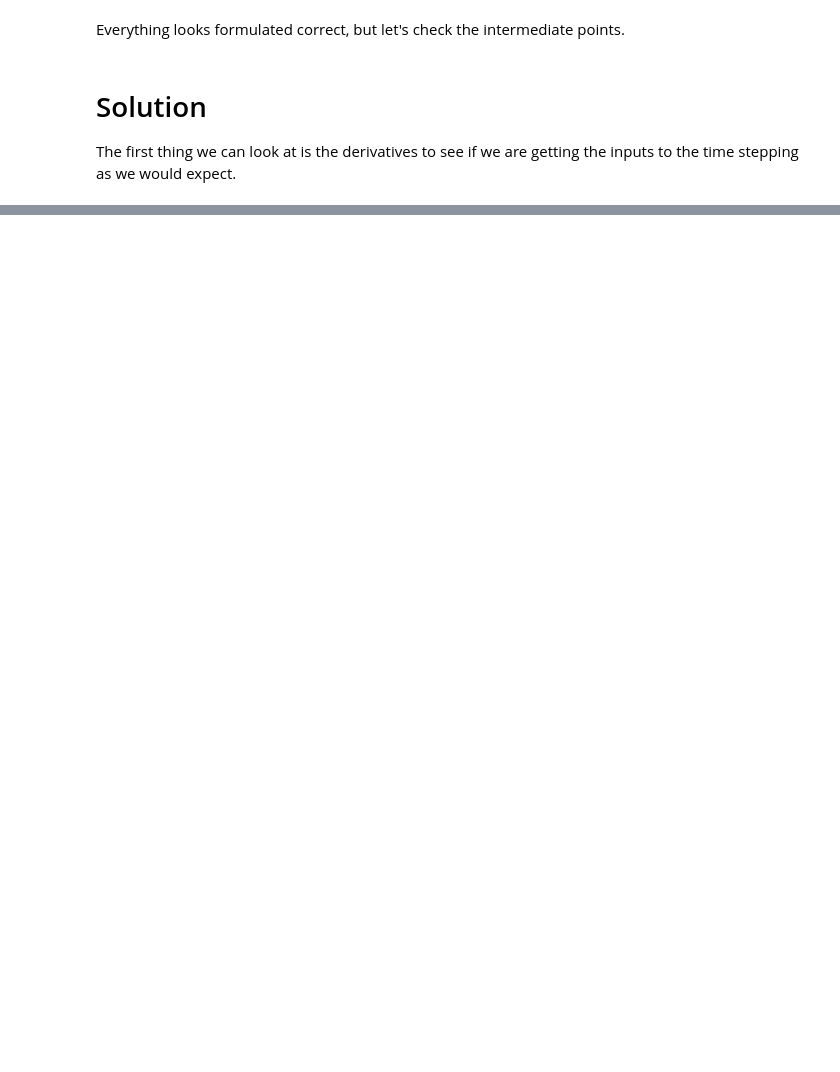
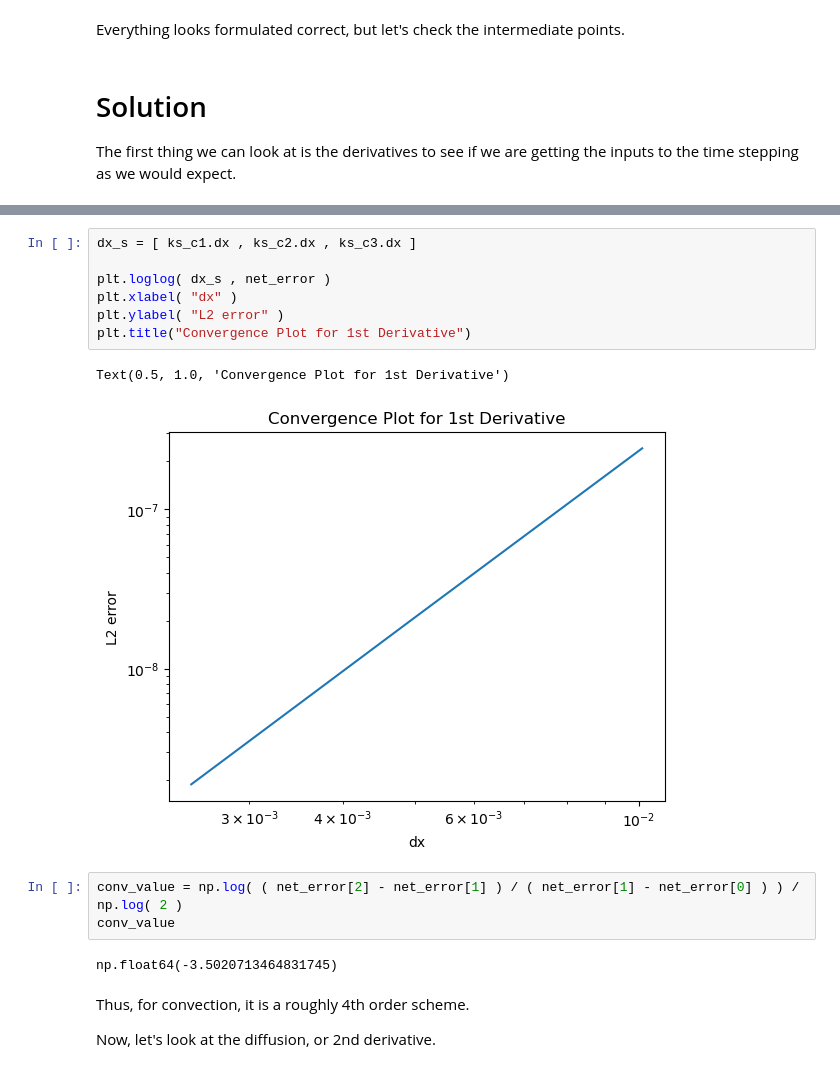
Before and after one commit to mhland10/me5653_CFD_repo, a Jupyter notebook: project/project_notebook.ipynb, the cells around one changed output, grey strips where cells are left out. Saved outputs shown, nothing was run; the diff lists cells and outputs as text; blank space fills up the shorter version.

```diff
--- a/project/project_notebook.ipynb
+++ b/project/project_notebook.ipynb
@@ -261,0 +422,19 @@ plt.show()
+# %%
+dx_s = [ ks_c1.dx , ks_c2.dx , ks_c3.dx ]
+
+plt.loglog( dx_s , net_error )
+plt.xlabel( "dx" )
+plt.ylabel( "L2 error" )
+plt.title("Convergence Plot for 1st Derivative")
+# %% [output]
+Text(0.5, 1.0, 'Convergence Plot for 1st Derivative')
+[figure, added]
+# %%
+conv_value = np.log( ( net_error[2] - net_error[1] ) / ( net_error[1] - net_error[0] ) ) / np.log( 2 )
+conv_value
+# %% [output]
+np.float64(-3.5020713464831745)
+# %% [markdown]
+Thus, for convection, it is a roughly 4th order scheme.
+
+Now, let's look at the diffusion, or 2nd derivative.
```
Also changed, not shown: parts of 41 cells of this notebook, 7 other files.
